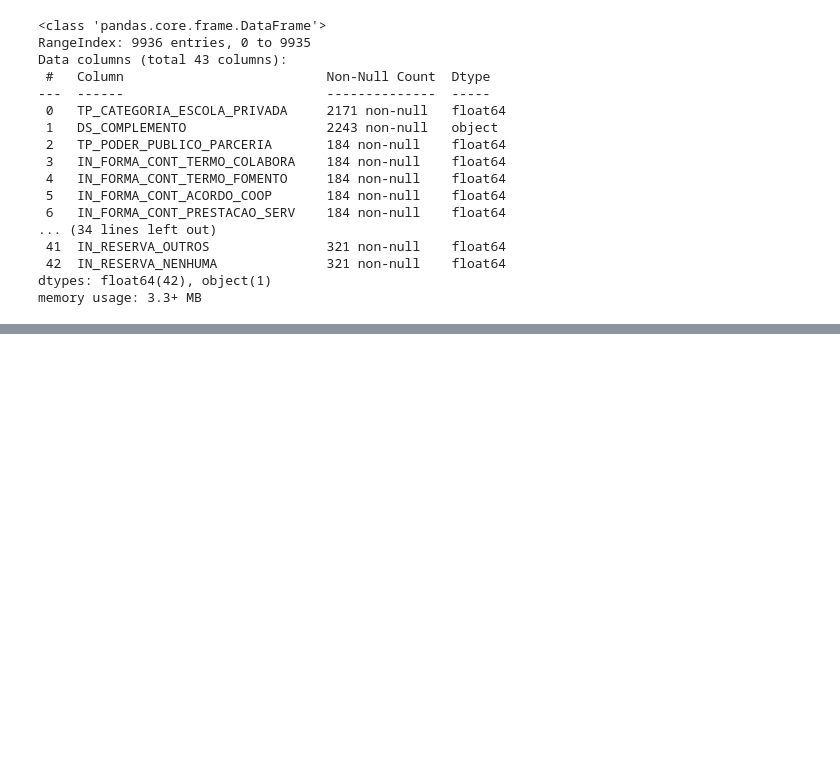
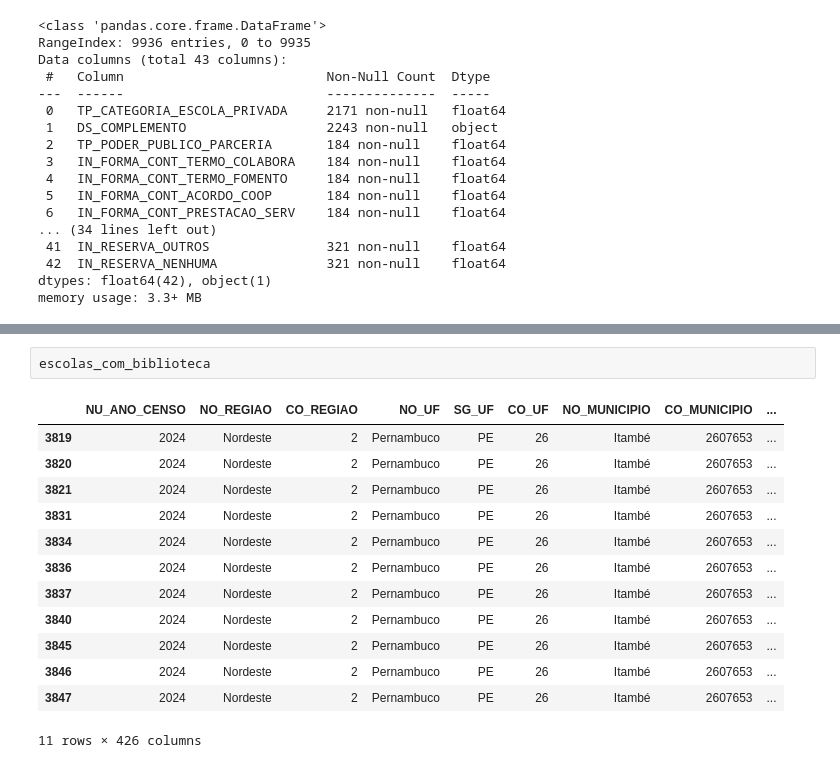
Before and after one commit to joao-victor-73/python.estudos, a Jupyter notebook: Estudos/Analise de Dados/Projeto 3 - Análise de desigualdade Educacional/mexendo_no_df.ipynb, the cells around one changed output, grey strips where cells are left out. Drawn from its saved outputs; the diff is of its cells as text; blank space fills up the shorter version.

```diff
--- a/Estudos/Analise de Dados/Projeto 3 - Análise de desigualdade Educacional/mexendo_no_df.ipynb
+++ b/Estudos/Analise de Dados/Projeto 3 - Análise de desigualdade Educacional/mexendo_no_df.ipynb
@@ -422,0 +484,16 @@ memory usage: 3.3+ MB
+# %%
+escolas_com_biblioteca
+# %% [output]
+|  | NU_ANO_CENSO | NO_REGIAO | CO_REGIAO | NO_UF | SG_UF | CO_UF | NO_MUNICIPIO | CO_MUNICIPIO | ... |
+| 3819 | 2024 | Nordeste | 2 | Pernambuco | PE | 26 | Itambé | 2607653 | ... |
+| 3820 | 2024 | Nordeste | 2 | Pernambuco | PE | 26 | Itambé | 2607653 | ... |
+| 3821 | 2024 | Nordeste | 2 | Pernambuco | PE | 26 | Itambé | 2607653 | ... |
+| 3831 | 2024 | Nordeste | 2 | Pernambuco | PE | 26 | Itambé | 2607653 | ... |
+| 3834 | 2024 | Nordeste | 2 | Pernambuco | PE | 26 | Itambé | 2607653 | ... |
+| 3836 | 2024 | Nordeste | 2 | Pernambuco | PE | 26 | Itambé | 2607653 | ... |
+| 3837 | 2024 | Nordeste | 2 | Pernambuco | PE | 26 | Itambé | 2607653 | ... |
+| 3840 | 2024 | Nordeste | 2 | Pernambuco | PE | 26 | Itambé | 2607653 | ... |
+| 3845 | 2024 | Nordeste | 2 | Pernambuco | PE | 26 | Itambé | 2607653 | ... |
+| 3846 | 2024 | Nordeste | 2 | Pernambuco | PE | 26 | Itambé | 2607653 | ... |
+| 3847 | 2024 | Nordeste | 2 | Pernambuco | PE | 26 | Itambé | 2607653 | ... |
+11 rows × 426 columns
```
Also changed, not shown: parts of 9 cells of this notebook, 7 other files.
